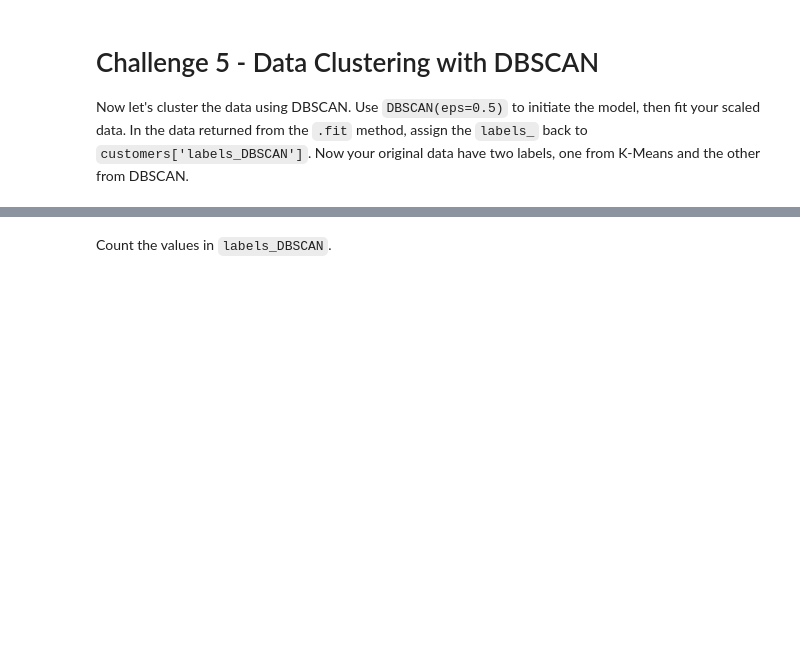
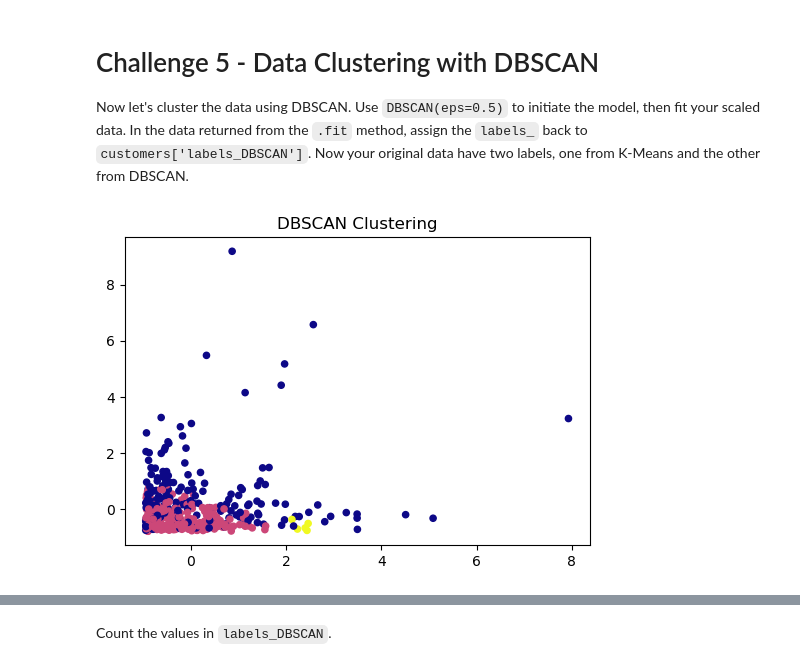
Before and after one commit to ironhack-labs/lab-unsupervised-learning-en, a Jupyter notebook: your-code/main.ipynb, the cells around one changed output, grey strips where cells are left out. Cells and saved outputs as stored; diff of their text form; code cells hidden in the pictures; blank space fills up the shorter version.

```diff
--- a/your-code/main.ipynb
+++ b/your-code/main.ipynb
@@ -283,0 +259,2 @@ plt.show()
+# %%
+data["cluster"] = kmeans_labels
@@ -299,0 +286,15 @@ from sklearn.cluster import DBSCAN
+# %%
+from sklearn.cluster import DBSCAN
+
+# Your code here
+dbscan = DBSCAN(eps=0.5)
+dbscan_labels = dbscan.fit_predict(customers_scale)
+data["labels_dbscan"] = dbscan_labels
+
+
+plt.figure(figsize=(6, 4))
+plt.scatter(customers_scale[:, 0], customers_scale[:, 1], c=dbscan_labels, cmap='plasma', s=20)
+plt.title("DBSCAN Clustering")
+plt.show()
+# %% [output]
+[figure, added]
```
Also changed, not shown: parts of 13 cells of this notebook.
